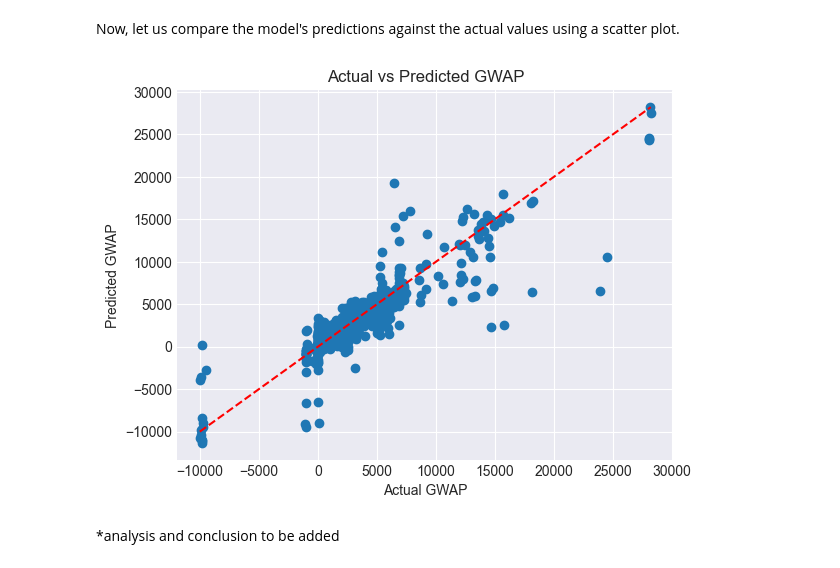
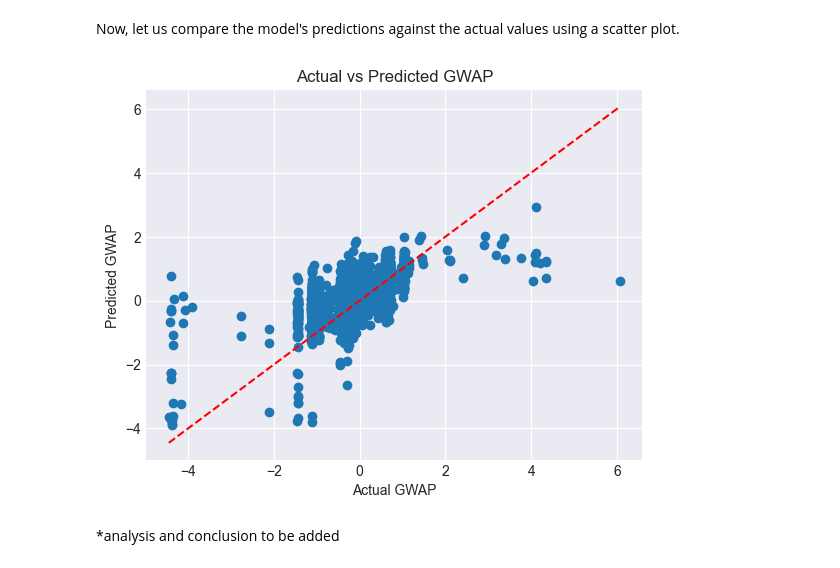
Before and after one commit to haniellejermayn/wesm-price-prediction, a Jupyter notebook: 05_NeuralNetwork.ipynb, the cells around one changed output. Saved outputs shown, nothing was run; the diff lists cells and outputs as text; code cells hidden in the pictures.

```diff
--- a/05_NeuralNetwork.ipynb
+++ b/05_NeuralNetwork.ipynb
@@ -123,11 +177,11 @@ X_val = scaler_X.transform(X_val)
 # %%
 scaler_y = StandardScaler()
 
-y_train = scaler_y.fit_transform(y_train.reshape(-1, 1))
+y_train = scaler_y.fit_transform(y_train.values.reshape(-1, 1))
 
 # fit on training data only to prevent data leakage (happens when using test data to compute mean/std)
-y_test = scaler_y.transform(y_test.reshape(-1, 1))
-y_val = scaler_y.transform(y_val.reshape(-1, 1))
+y_test = scaler_y.transform(y_test.values.reshape(-1, 1))
+y_val = scaler_y.transform(y_val.values.reshape(-1, 1))
 # %% [markdown]
 ---
 # %% [markdown]
@@ -195,7 +249,7 @@ NeuralNetwork(
 This model will use **MSE** for evaluation and **Adam** as the optimizer with a learning rate of **0.001**.
 # %%
 # used for regression
-criterion = nn.MSELoss()
+criterion = nn.HuberLoss()
 learning_rate = 0.001
 optimizer = torch.optim.Adam(model.parameters(), lr=learning_rate)
 # %% [markdown]
@@ -365,0 +424,31 @@ tensor(0.2136)
+# %%
+from sklearn.metrics import mean_squared_error, mean_absolute_error, r2_score
+
+def evaluate(model, X, y, label):
+    model.eval()
+    with torch.no_grad():
+        y_pred = model(X)
+
+    y_pred_np = y_pred.detach().numpy()
+    y_np = y.detach().numpy()
+
+    rmse = np.sqrt(mean_squared_error(y_np, y_pred_np))
+    mae  = mean_absolute_error(y_np, y_pred_np)
+    r2   = r2_score(y_np, y_pred_np)
+    print(f"{label:<12} | RMSE: {rmse:>12.4f} | MAE: {mae:>10.4f} | R²: {r2:>8.4f}")
+    return y_pred_np, rmse, mae, r2
+
+print(f"{'Split':<12} | {'RMSE':>18} | {'MAE':>14} | {'R\u00b2':>12}")
+print("-" * 68)
+
+# lr evaluated on its own training data
+y_train_pred, train_rmse, train_mae, train_r2 = evaluate(model, X_train, y_train, "Train")
+
+# lr evaluated on validation (unseen to lr)
+y_val_pred, val_rmse, val_mae, val_r2 = evaluate(model, X_val, y_val, "Validation")
+
+# lr_final evaluated on its own training data (train+val combined)
+# y_trainval_pred, trainval_rmse, _, _ = evaluate(lr_final, X_trainval, y_trainval, "Train+Val")
+
+# lr_final evaluated on test (unseen to lr_final)
+y_test_pred, test_rmse, test_mae, test_r2 = evaluate(model, X_test, y_test, "Test")
@@ -368,16 +463,16 @@ tensor(0.2136)
 # %% [markdown]
 Now, let us compare the model's predictions against the actual values using a scatter plot.
 # %%
-plt.scatter(y_test_original, y_pred_original)
+plt.scatter(y_test, y_test_pred)
 plt.xlabel("Actual GWAP")
 plt.ylabel("Predicted GWAP")
 plt.title("Actual vs Predicted GWAP")
-plt.plot([min(y_test_original), max(y_test_original)],
-         [min(y_test_original), max(y_test_original)],
+plt.plot([min(y_test), max(y_test)],
+         [min(y_test), max(y_test)],
          'r--')  # perfect prediction line
 plt.show()
 # %% [output]
-[figure, old version]
+[figure, new version]
 # %% [markdown]
 *analysis and conclusion to be added
 # %% [markdown]
```
Also changed, not shown: parts of 30 cells of this notebook, 1 other file.
